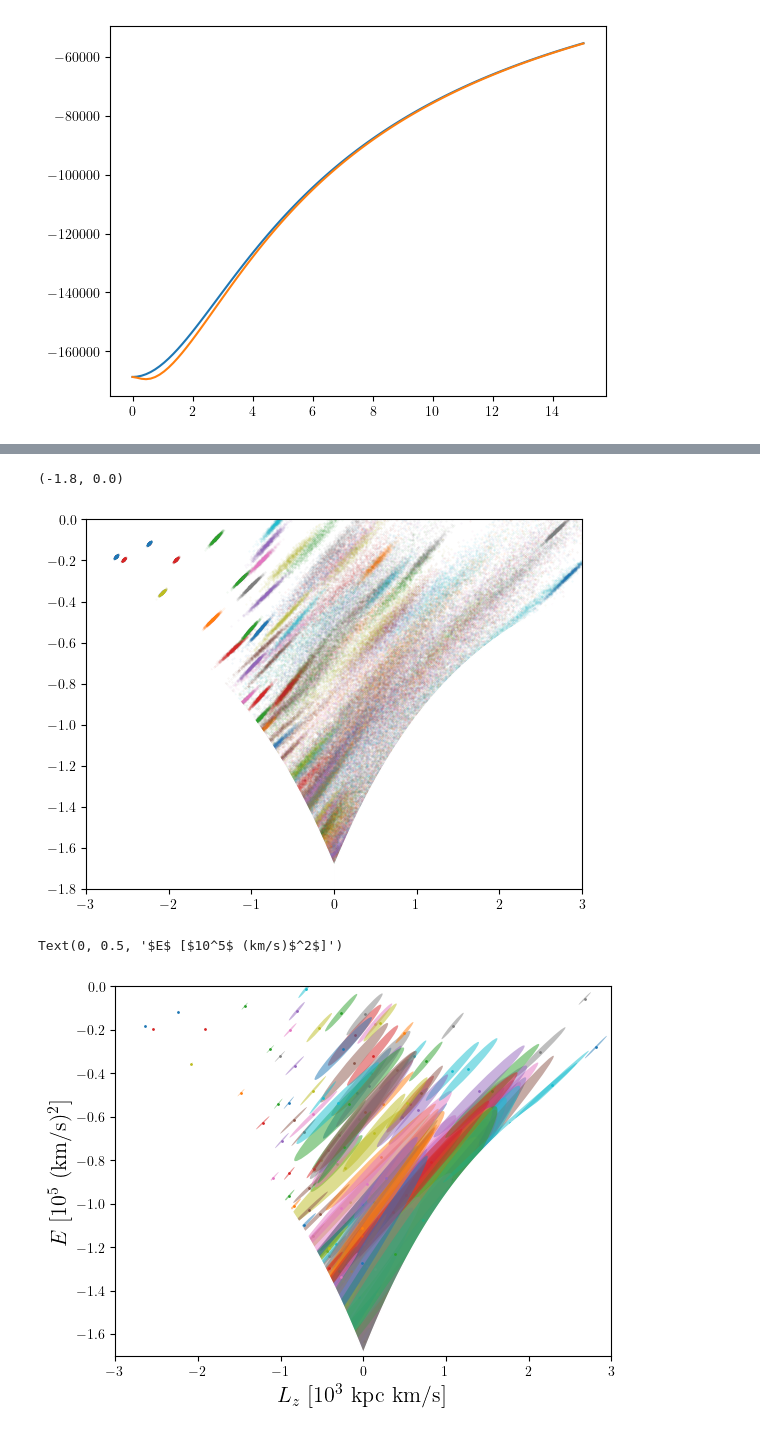
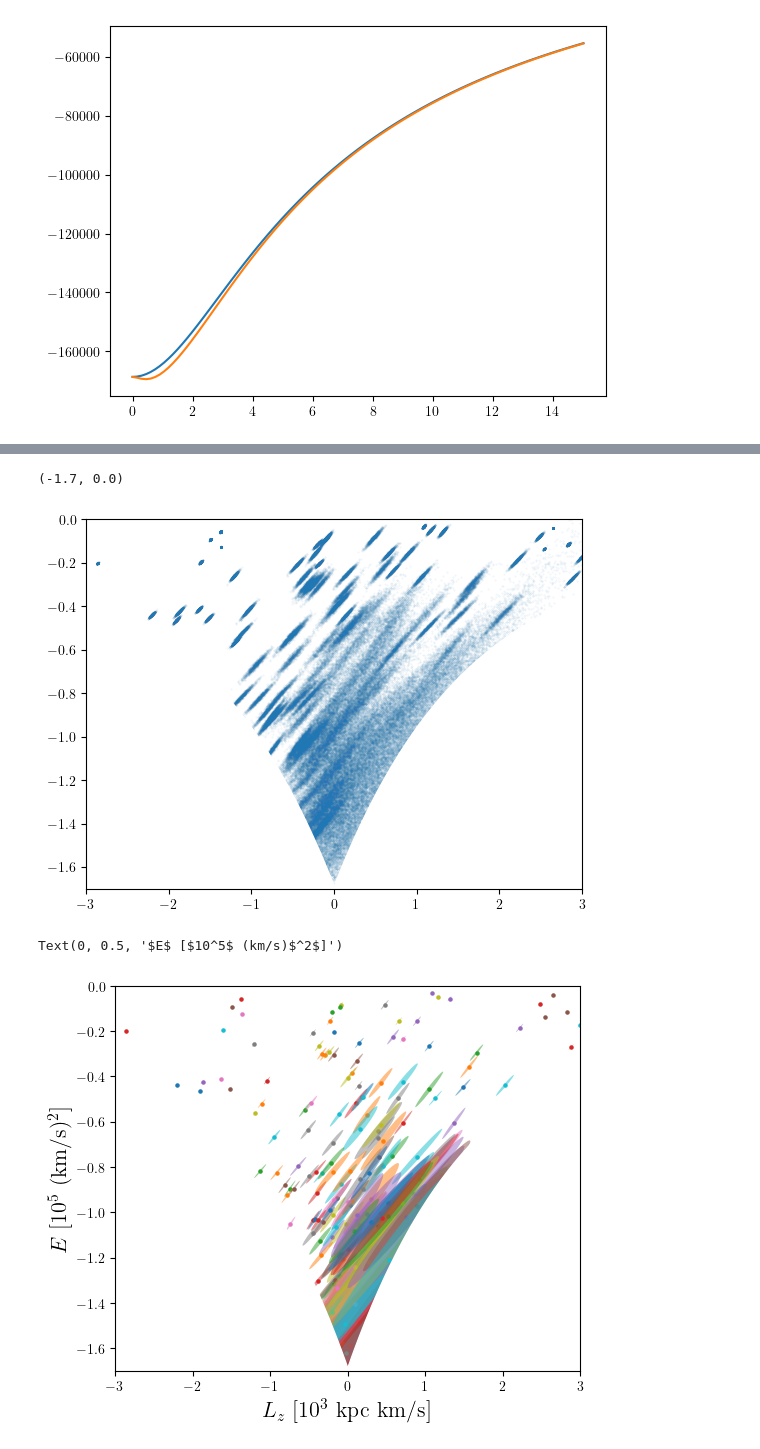
Before and after one commit to adllmr/bar_streams, a Jupyter notebook: diffusion_model.ipynb, the cells around one changed output, grey strips where cells are left out. Saved outputs shown, nothing was run; the diff lists cells and outputs as text; code cells hidden in the pictures.

```diff
--- a/diffusion_model.ipynb
+++ b/diffusion_model.ipynb
@@ -141,5 +255,5 @@ E = H(J_r, L)
 
 D = np.zeros(len(L_z))
 
-for i in range(len(L_z)):
-    D[i] = calc_D(L_z[i], J_r[i], Omega_b)
+# for i in range(len(L_z)):
+D = calc_D(J_r, L, L_z, Omega_b)
@@ -234,0 +336,14 @@ plt.scatter(L_z, E/1e5, s=5)
+# %%
+'''Calculate diffusion coefficient and weighted means of Omega'''
+
+D = np.zeros((len(t), len(L_z)))
+
+for i in range(len(t)):
+    D[i] = calc_D(J_r, L, L_z, Omega_b[i])
+
+D_mean = simpson(y=D, x=t, axis=0) / (t[-1] - t[0])
+
+Omega_b_mean = simpson(y=Omega_b[:,np.newaxis] * D, x=t, axis=0) / (D_mean * (t[-1] - t[0]))
+Omega_b2_mean = simpson(y=Omega_b[:,np.newaxis]**2 * D, x=t, axis=0) / (D_mean * (t[-1] - t[0]))
+
+alpha = Omega_b2_mean / Omega_b_mean**2 - 1
@@ -236,11 +480,11 @@ plt.scatter(L_z, E/1e5, s=5)
 '''Draw samples from covariance matrix'''
 
 
-for i in range(len(L_z)):
+for i in range(200):#len(L_z)):
     cov = 2 * D_mean[i] * t[-1] * np.array([[1, Omega_b_mean[i]], [Omega_b_mean[i], Omega_b2_mean[i]]])
     samples = np.random.multivariate_normal((L_z[i], E[i]), cov, 1000)
 
-    plt.scatter(samples[:,0]/1e3, samples[:,1]/1e5, s=0.1, alpha=0.1)
+    plt.scatter(samples[:,0]/1e3, samples[:,1]/1e5, s=0.1, alpha=0.1, c='tab:blue')
 
 
 # Calculate energy of circular planar orbits
@@ -253,50 +497,44 @@ plt.fill_between(Lz_circ/1e3, -5, E_circ/1e5, color='w')
 plt.fill_between(-Lz_circ/1e3, -5, E_circ/1e5, color='w')
 
 plt.xlim(-3, 3)
-plt.ylim(-1.8, 0)
+plt.ylim(-1.7, 0)
 # %% [output]
-(-1.8, 0.0)
+(-1.7, 0.0)
-[figure, old version]
+[figure, new version]
 # %%
 from matplotlib import patches as mpatches
 
-fig, ax = plt.subplots()
+fig, ax = plt.subplots(figsize=(6,5))
 
 colors = plt.rcParams['axes.prop_cycle'].by_key()['color']
 
 Omega_0 = 1e2
 Lz_scale = 1e3
 
-for i in range(len(L_z)):
+for i in range(200):#len(L_z)):
     centre = (L_z[i]/1e3, E[i]/1e5)
     p = Omega_b_mean[i] / Omega_0
     major_ax = 2*(2*D_mean[i]*t[-1] * (1 + p**2) * (1 + p**4 / (1 + p**2)**2 * alpha[i]))**0.5 / Lz_scale
     minor_ax = 2*(2*D_mean[i]*t[-1] * p**2 / (1 + p**2) * alpha[i])**0.5 / Lz_scale
     gradient = (1 + p**2 / (1 + p**2) * alpha[i]) * Omega_b_mean[i] / Omega_0
     angle_deg = np.arctan(gradient) * 180/np.pi
 
-    # print(centre)
-    # print(major_ax)
-    # print(minor_ax)
-    # print(angle_deg)
-
     patch = mpatches.Ellipse(xy=centre, width=major_ax, height=minor_ax, angle=angle_deg, fc=colors[i%10], alpha=0.5)#, fc='none', ls='solid', ec='g', lw='3.')
     ax.add_patch(patch)
 
-    ax.scatter(L_z[i]/1e3, E[i]/1e5, s=1, c=colors[i%10])
-
-# Plot resonances
-
+    ax.scatter(L_z[i]/1e3, E[i]/1e5, s=5, c=colors[i%10])
 
 
 ax.fill_between(Lz_circ/1e3, -5e6, E_circ/1e5, color='w')
 ax.fill_between(-Lz_circ/1e3, -5e6, E_circ/1e5, color='w')
 
 ax.set_xlim(-3, 3)
 ax.set_ylim(-1.7, 0)
 
 ax.set_xlabel('$L_z$ [$10^3$ kpc km/s]', fontsize=16)
 ax.set_ylabel('$E$ [$10^5$ (km/s)$^2$]', fontsize=16)
+
+ax.tick_params(top=True, bottom=True, right=True, left=True, direction='in')
 # %% [output]
 Text(0, 0.5, '$E$ [$10^5$ (km/s)$^2$]')
-[figure, old version]
+[figure, new version]
```
Also changed, not shown: parts of 18 cells of this notebook, 7 other files.
